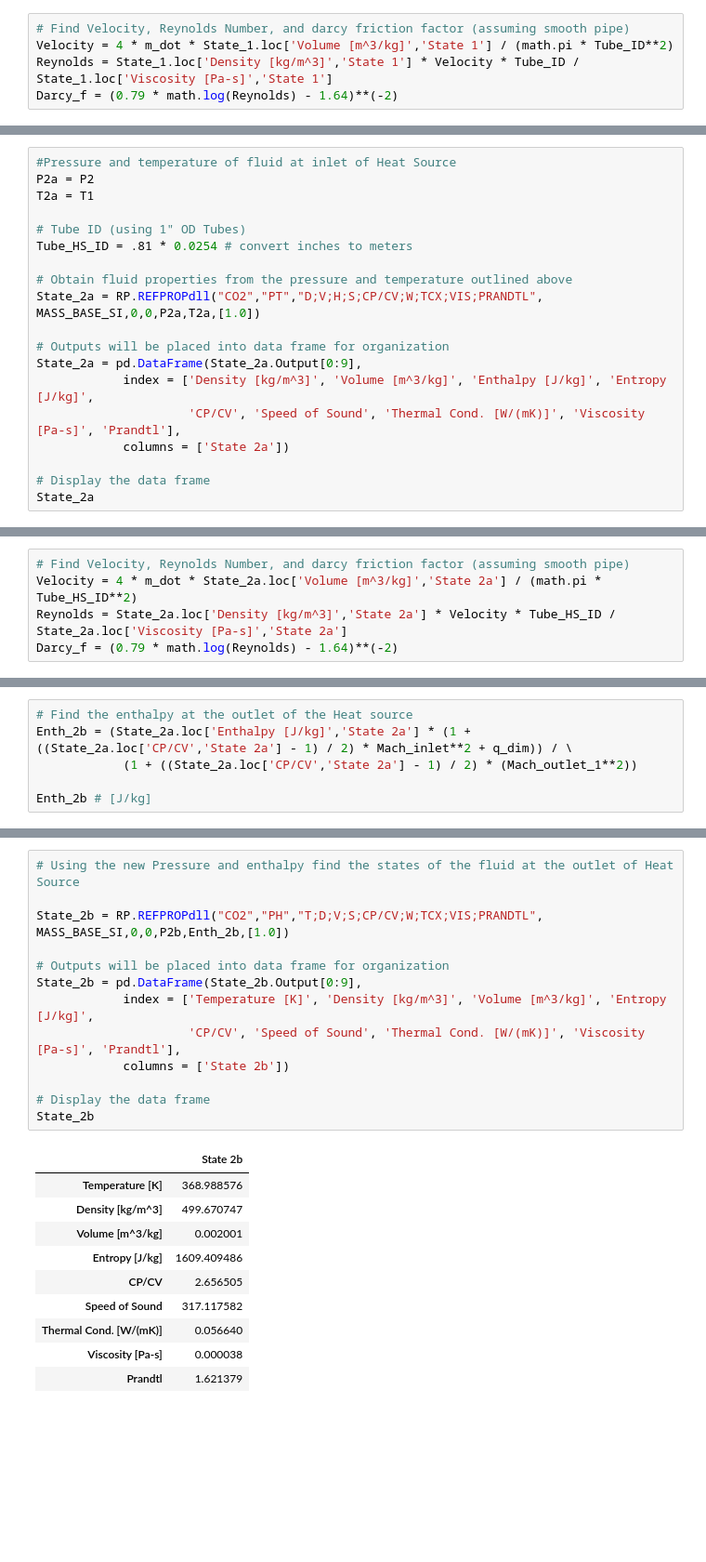
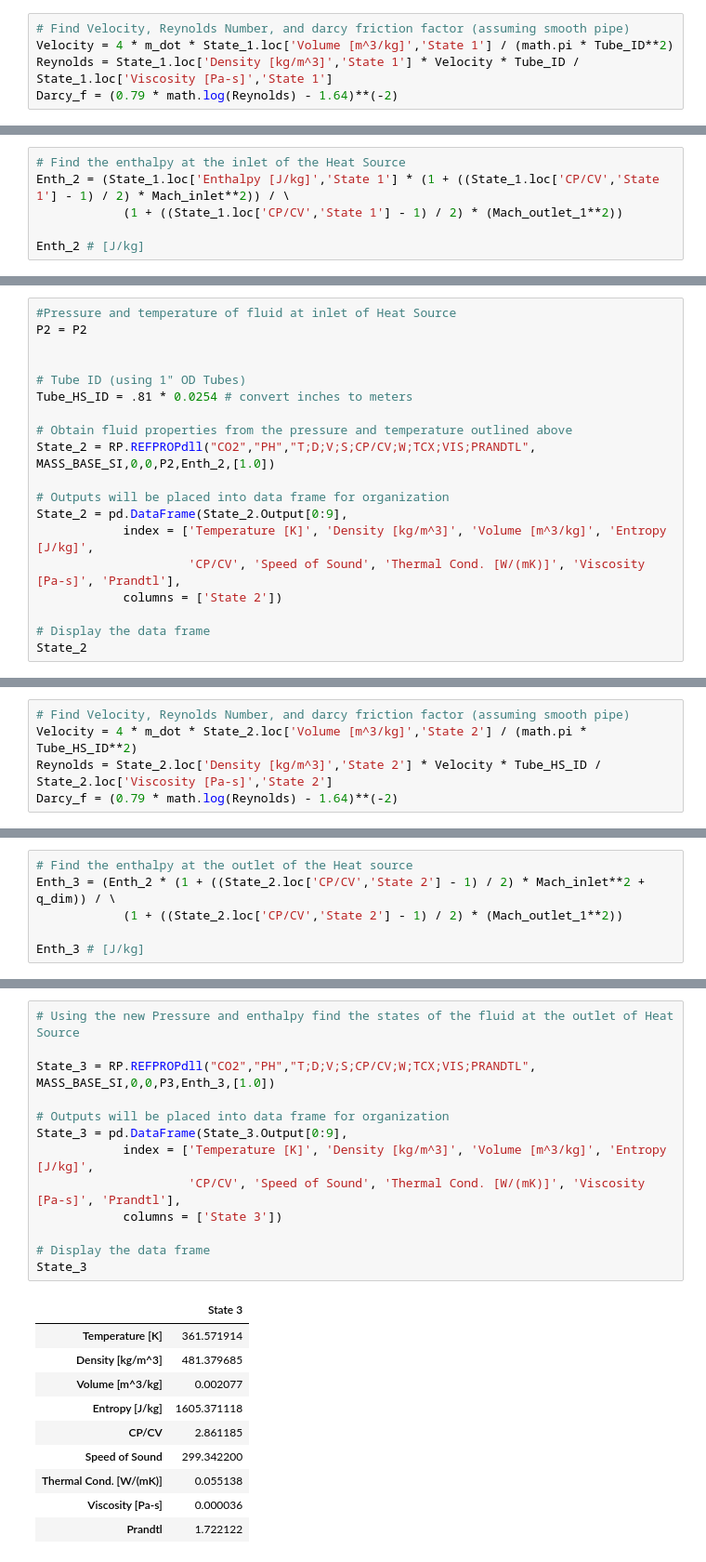
Before and after one commit to Diego-33/Heat_Exchanger_Calcs, a Jupyter notebook: sCO2_Loop_Calcs.ipynb, the cells around one changed output, grey strips where cells are left out. Shown: that part at 93% size. Saved outputs shown, nothing was run; the diff lists cells and outputs as text; blank space fills up the shorter version.

```diff
--- a/sCO2_Loop_Calcs.ipynb
+++ b/sCO2_Loop_Calcs.ipynb
@@ -135,0 +133,6 @@ Temperature at Inlet of Heat Source = 141.44000000000003 F
+# %%
+# Find the enthalpy at the inlet of the Heat Source
+Enth_2 = (State_1.loc['Enthalpy [J/kg]','State 1'] * (1 + ((State_1.loc['CP/CV','State 1'] - 1) / 2) * Mach_inlet**2)) / \
+            (1 + ((State_1.loc['CP/CV','State 1'] - 1) / 2) * (Mach_outlet_1**2))
+
+Enth_2 # [J/kg]
@@ -138,20 +143,20 @@ Temperature at Inlet of Heat Source = 141.44000000000003 F
 # %%
 #Pressure and temperature of fluid at inlet of Heat Source
-P2a = P2
-T2a = T1
+P2 = P2
+
 
 # Tube ID (using 1" OD Tubes)
 Tube_HS_ID = .81 * 0.0254 # convert inches to meters
 
 # Obtain fluid properties from the pressure and temperature outlined above
-State_2a = RP.REFPROPdll("CO2","PT","D;V;H;S;CP/CV;W;TCX;VIS;PRANDTL", MASS_BASE_SI,0,0,P2a,T2a,[1.0])
+State_2 = RP.REFPROPdll("CO2","PH","T;D;V;S;CP/CV;W;TCX;VIS;PRANDTL", MASS_BASE_SI,0,0,P2,Enth_2,[1.0])
 
 # Outputs will be placed into data frame for organization
-State_2a = pd.DataFrame(State_2a.Output[0:9],
-            index = ['Density [kg/m^3]', 'Volume [m^3/kg]', 'Enthalpy [J/kg]', 'Entropy [J/kg]',
+State_2 = pd.DataFrame(State_2.Output[0:9],
+            index = ['Temperature [K]', 'Density [kg/m^3]', 'Volume [m^3/kg]', 'Entropy [J/kg]',
                      'CP/CV', 'Speed of Sound', 'Thermal Cond. [W/(mK)]', 'Viscosity [Pa-s]', 'Prandtl'],
-            columns = ['State 2a'])
+            columns = ['State 2'])
 
 # Display the data frame
-State_2a
+State_2
 # %% [output]
@@ -168,6 +173,6 @@ State_2a
 # %%
 # Find Velocity, Reynolds Number, and darcy friction factor (assuming smooth pipe)
-Velocity = 4 * m_dot * State_2a.loc['Volume [m^3/kg]','State 2a'] / (math.pi * Tube_HS_ID**2)
-Reynolds = State_2a.loc['Density [kg/m^3]','State 2a'] * Velocity * Tube_HS_ID / State_2a.loc['Viscosity [Pa-s]','State 2a']
+Velocity = 4 * m_dot * State_2.loc['Volume [m^3/kg]','State 2'] / (math.pi * Tube_HS_ID**2)
+Reynolds = State_2.loc['Density [kg/m^3]','State 2'] * Velocity * Tube_HS_ID / State_2.loc['Viscosity [Pa-s]','State 2']
 Darcy_f = (0.79 * math.log(Reynolds) - 1.64)**(-2)
 # %%
@@ -212,7 +214,7 @@ Pressure at Outlet of Heat Source = 2891.55 psia
 # %%
 # Find the enthalpy at the outlet of the Heat source
-Enth_2b = (State_2a.loc['Enthalpy [J/kg]','State 2a'] * (1 + ((State_2a.loc['CP/CV','State 2a'] - 1) / 2) * Mach_inlet**2 + q_dim)) / \
-            (1 + ((State_2a.loc['CP/CV','State 2a'] - 1) / 2) * (Mach_outlet_1**2))
+Enth_3 = (Enth_2 * (1 + ((State_2.loc['CP/CV','State 2'] - 1) / 2) * Mach_inlet**2 + q_dim)) / \
+            (1 + ((State_2.loc['CP/CV','State 2'] - 1) / 2) * (Mach_outlet_1**2))
 
-Enth_2b # [J/kg]
+Enth_3 # [J/kg]
 # %% [output]
@@ -222,26 +224,26 @@ Enth_2b # [J/kg]
 # %%
 # Using the new Pressure and enthalpy find the states of the fluid at the outlet of Heat Source
 
-State_2b = RP.REFPROPdll("CO2","PH","T;D;V;S;CP/CV;W;TCX;VIS;PRANDTL", MASS_BASE_SI,0,0,P2b,Enth_2b,[1.0])
+State_3 = RP.REFPROPdll("CO2","PH","T;D;V;S;CP/CV;W;TCX;VIS;PRANDTL", MASS_BASE_SI,0,0,P3,Enth_3,[1.0])
 
 # Outputs will be placed into data frame for organization
-State_2b = pd.DataFrame(State_2b.Output[0:9],
+State_3 = pd.DataFrame(State_3.Output[0:9],
             index = ['Temperature [K]', 'Density [kg/m^3]', 'Volume [m^3/kg]', 'Entropy [J/kg]',
                      'CP/CV', 'Speed of Sound', 'Thermal Cond. [W/(mK)]', 'Viscosity [Pa-s]', 'Prandtl'],
-            columns = ['State 2b'])
+            columns = ['State 3'])
 
 # Display the data frame
-State_2b
+State_3
 # %% [output]
-|  | State 2b |
-| Temperature [K] | 368.988576 |
-| Density [kg/m^3] | 499.670747 |
-| Volume [m^3/kg] | 0.002001 |
-| Entropy [J/kg] | 1609.409486 |
-| CP/CV | 2.656505 |
-| Speed of Sound | 317.117582 |
-| Thermal Cond. [W/(mK)] | 0.056640 |
-| Viscosity [Pa-s] | 0.000038 |
-| Prandtl | 1.621379 |
+|  | State 3 |
+| Temperature [K] | 361.571914 |
+| Density [kg/m^3] | 481.379685 |
+| Volume [m^3/kg] | 0.002077 |
+| Entropy [J/kg] | 1605.371118 |
+| CP/CV | 2.861185 |
+| Speed of Sound | 299.342200 |
+| Thermal Cond. [W/(mK)] | 0.055138 |
+| Viscosity [Pa-s] | 0.000036 |
+| Prandtl | 1.722122 |
 # %%
 # Add enthalpy to the data frame
```
Also changed, not shown: parts of 40 cells of this notebook, 4 other files.
